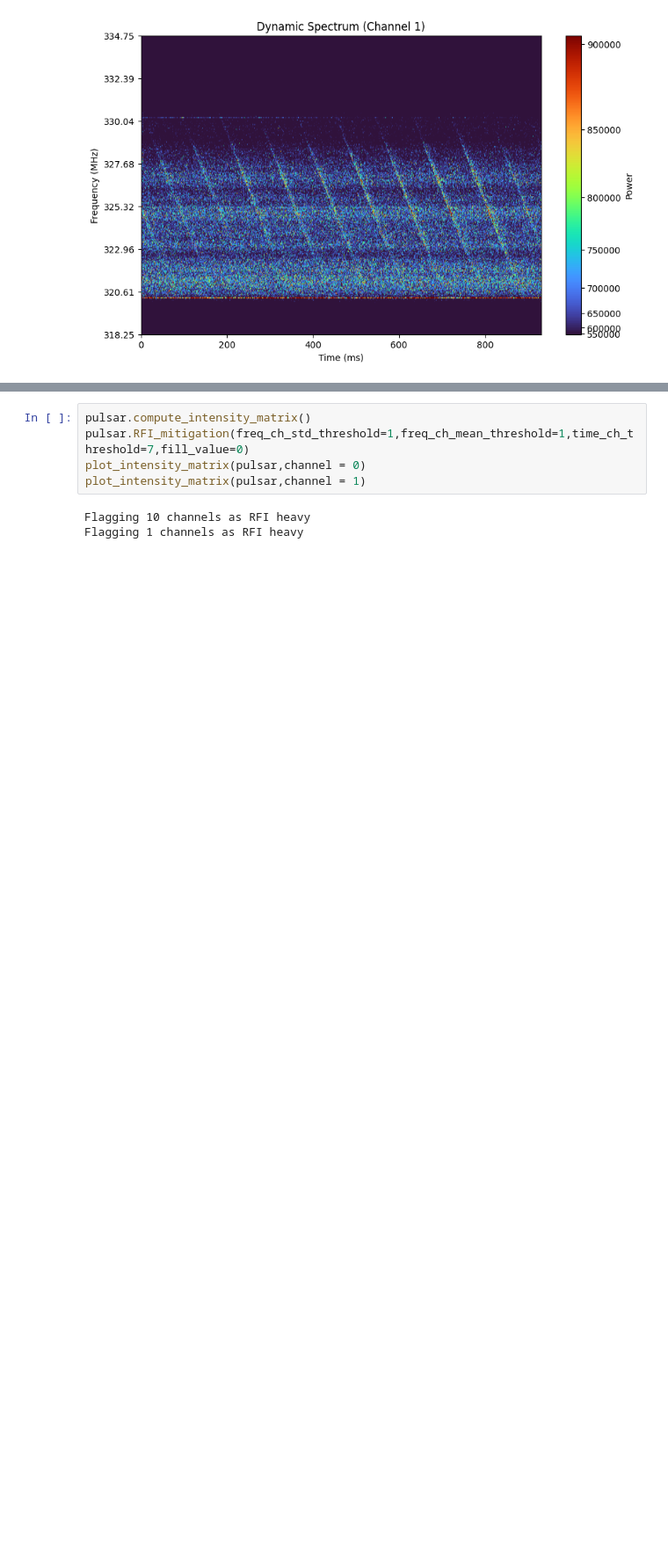
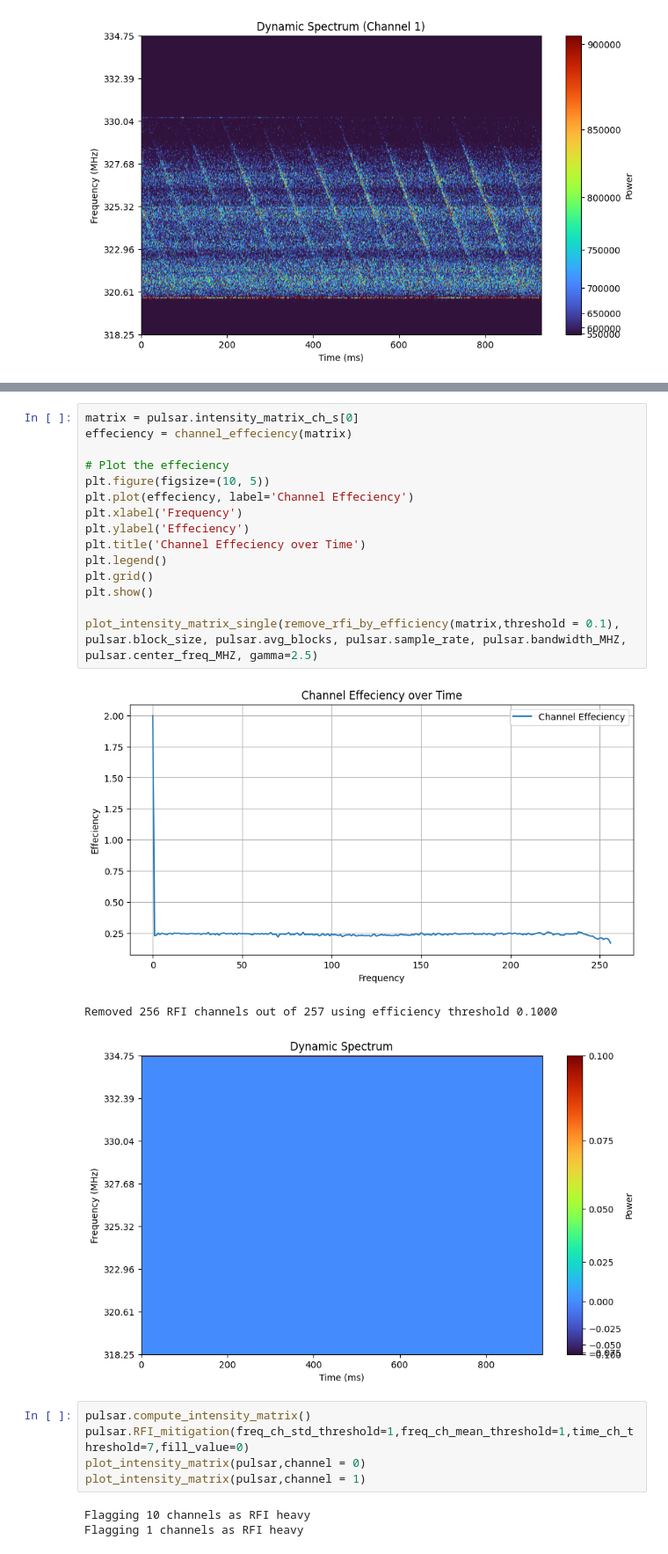
Before and after one commit to ashwin-r-k/PulsarAnalyticsKit, a Jupyter notebook: Notebooks/Vela_aalysis_in_Progress.ipynb, the cells around one changed output, grey strips where cells are left out. Shown at 88% size. Cells and saved outputs as stored; diff of their text form; blank space fills up the shorter version.

```diff
--- a/Notebooks/Vela_aalysis_in_Progress.ipynb
+++ b/Notebooks/Vela_aalysis_in_Progress.ipynb
@@ -63,3 +111,22 @@ plot_intensity_matrix(pulsar,channel = 1)
+# %%
+matrix = pulsar.intensity_matrix_ch_s[0]
+effeciency = channel_effeciency(matrix)
+
+# Plot the effeciency
+plt.figure(figsize=(10, 5))
+plt.plot(effeciency, label='Channel Effeciency')
+plt.xlabel('Frequency')
+plt.ylabel('Effeciency')
+plt.title('Channel Effeciency over Time')
+plt.legend()
+plt.grid()
+plt.show()
+
+plot_intensity_matrix_single(remove_rfi_by_efficiency(matrix,threshold = 0.1), pulsar.block_size, pulsar.avg_blocks, pulsar.sample_rate, pulsar.bandwidth_MHZ, pulsar.center_freq_MHZ, gamma=2.5)
+# %% [output]
+[figure, added]
+Removed 256 RFI channels out of 257 using efficiency threshold 0.1000
+[figure, added]
 # %%
 pulsar.compute_intensity_matrix()
 pulsar.RFI_mitigation(freq_ch_std_threshold=1,freq_ch_mean_threshold=1,time_ch_threshold=7,fill_value=0)
```
Also changed, not shown: parts of 1 cell of this notebook, 5 other files.
